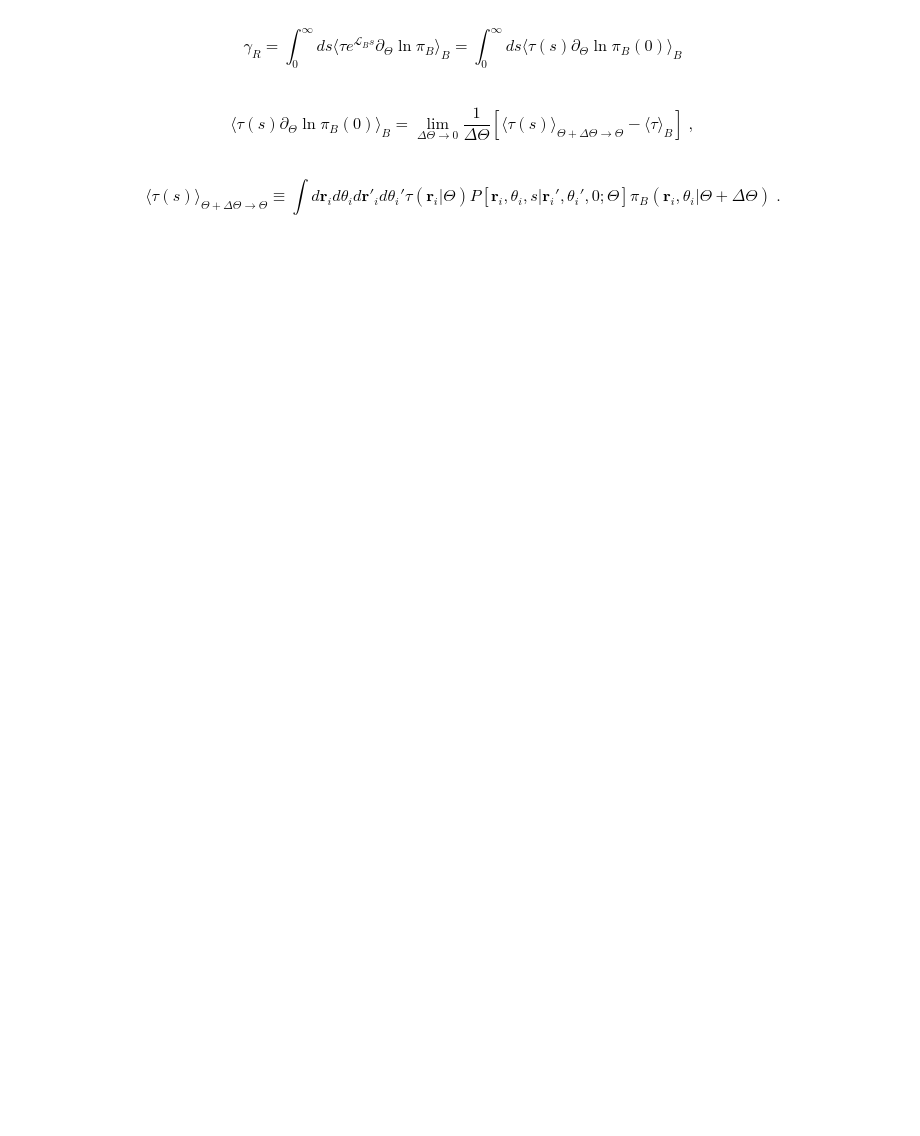
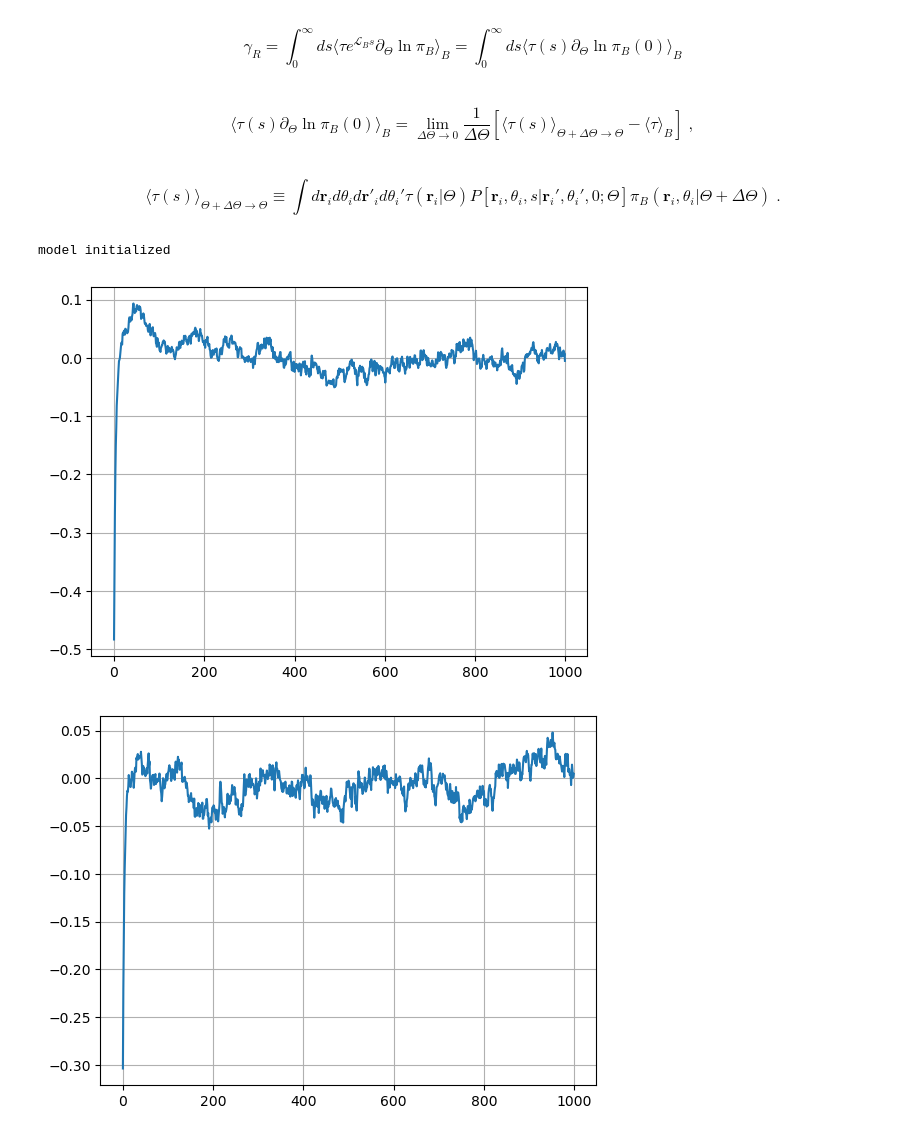
Before and after one commit to statphysnu/active_rotation, a Jupyter notebook: fluid_lab.ipynb, the cells around one changed output. Cells and saved outputs as stored; diff of their text form; code cells hidden in the pictures; blank space fills up the shorter version.

```diff
--- a/fluid_lab.ipynb
+++ b/fluid_lab.ipynb
@@ -258,27 +209,45 @@ $$\langle \tau(s)\rangle_{\Theta+\Delta\Theta\rightarrow \Theta} \equiv \int d\m
 \;.$$
 # %%
 # 3 perturbation
+AF1 = active_fluid(N_ptcl=100000,Fs=1000)
+AF1.u = 50
+AF1.Dr = 1
+AF1.alpha = 1
+AF1.lamb = 1*AF1.u
+AF1.l_passive = 10
+AF1.L = 40
+AF1.R = 3
+AF1.Rb = 1
+AF1.mu_T = 0.1
+AF1.mu_R = np.array([30])
+# AF1.RA = np.array([AF1.R])/2
+AF1.set_zero()
+
 AF1.mode='forced'
 AF1.dt = 0.001
 # relaxation
-for i in trange(1000):
-    AF1.time_evolve()
+# for i in trange(1000):
+#     AF1.time_evolve()
 
 #perturbation method
 AF1.omega=0
 
 dtheta_list = [0.1,0.05,0.03,0.02,0.01,0.005,0.003,0.001]
 
 
-len_traj = 2000
-len_corr = 2000
-for dtheta in dtheta_list:
-    for i in trange(3000):
+len_traj = 1000
+tau_dtheta = np.zeros((len_traj,len(dtheta_list)))
+for j in range(len(dtheta_list)):
+    dtheta = dtheta_list[j]
+    for _ in trange(1000):
         AF1.time_evolve()
     AF1.Theta += dtheta
-    tau_traj = np.zeros(len_traj)
     for i in trange(len_traj):
-        tau_traj[i]=AF1.time_evolve()
-    plt.plot(tau_traj)
+        tau_dtheta[i,j]=AF1.time_evolve()
+    plt.plot(tau_dtheta[:,j])
     plt.grid()
     plt.show()
+# %% [output]
+model initialized
+[figure, added]
+[figure, added]
```
Also changed, not shown: parts of 7 cells of this notebook.
